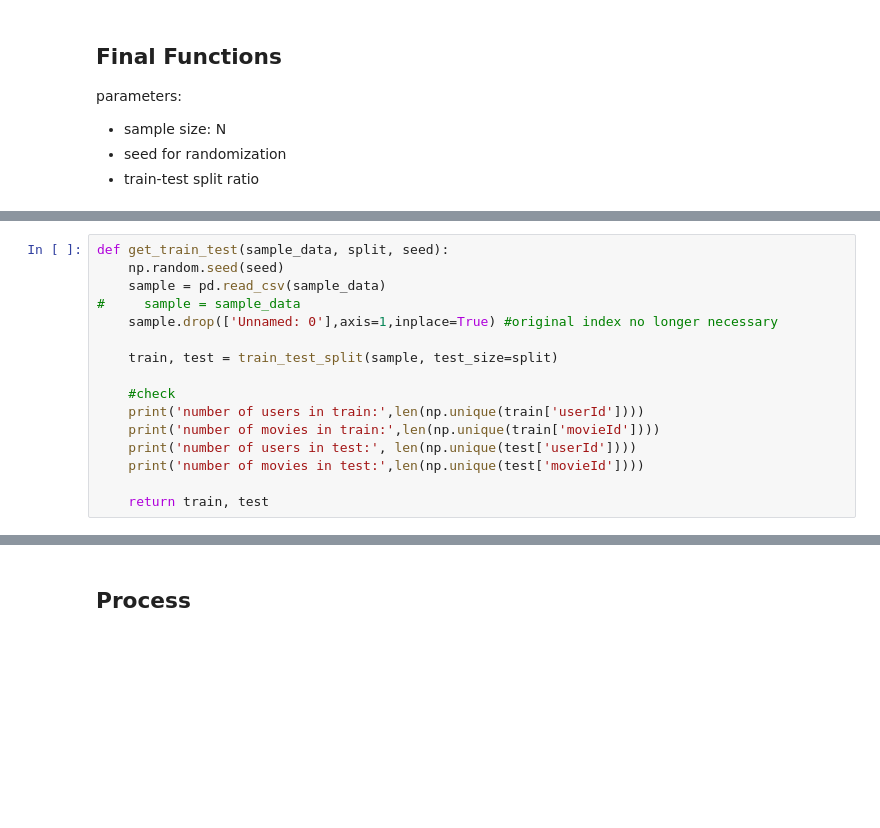
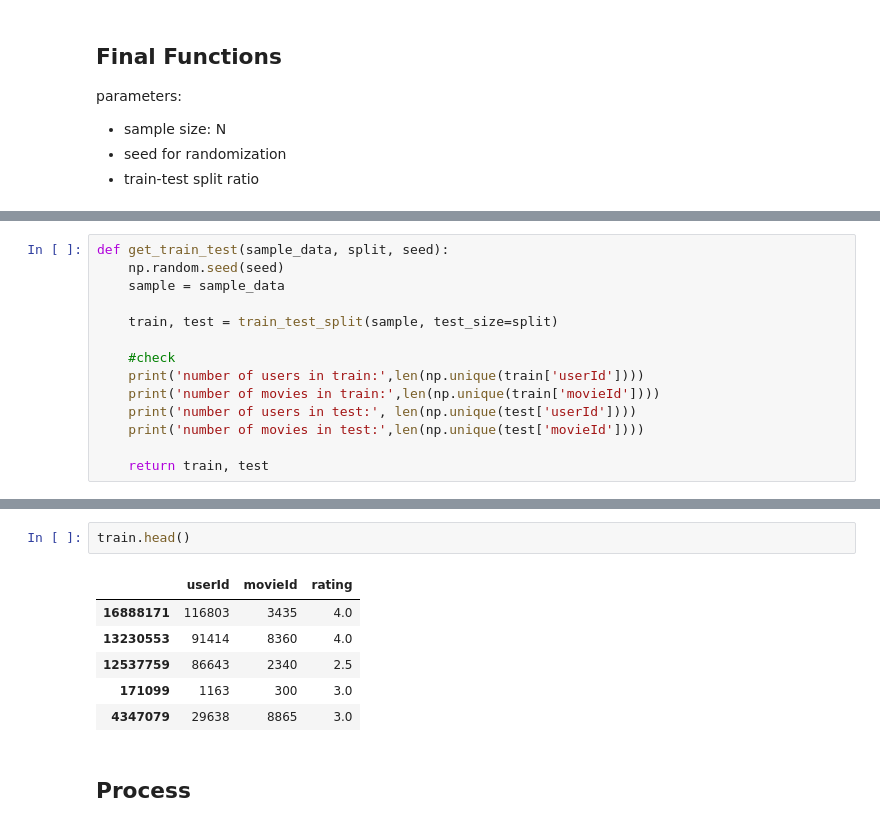
Before and after one commit to claireyyf/personalization_project_1, a Jupyter notebook: Sample_Train_Test.ipynb, the cells around one changed output, grey strips where cells are left out. Cells and saved outputs as stored; diff of their text form; blank space fills up the shorter version.

```diff
--- a/Sample_Train_Test.ipynb
+++ b/Sample_Train_Test.ipynb
@@ -64,9 +81,7 @@ sample.to_csv('sample_data.csv')
 # %%
 def get_train_test(sample_data, split, seed):
     np.random.seed(seed)
-    sample = pd.read_csv(sample_data)
-#     sample = sample_data
-    sample.drop(['Unnamed: 0'],axis=1,inplace=True) #original index no longer necessary
+    sample = sample_data
 
     train, test = train_test_split(sample, test_size=split)
 
@@ -87,3 +102,12 @@ number of movies in test: 9130
+# %%
+train.head()
+# %% [output]
+|  | userId | movieId | rating |
+| 16888171 | 116803 | 3435 | 4.0 |
+| 13230553 | 91414 | 8360 | 4.0 |
+| 12537759 | 86643 | 2340 | 2.5 |
+| 171099 | 1163 | 300 | 3.0 |
+| 4347079 | 29638 | 8865 | 3.0 |
 # %% [markdown]
 ## Process
 # %%
```
Also changed, not shown: parts of 28 cells of this notebook.
